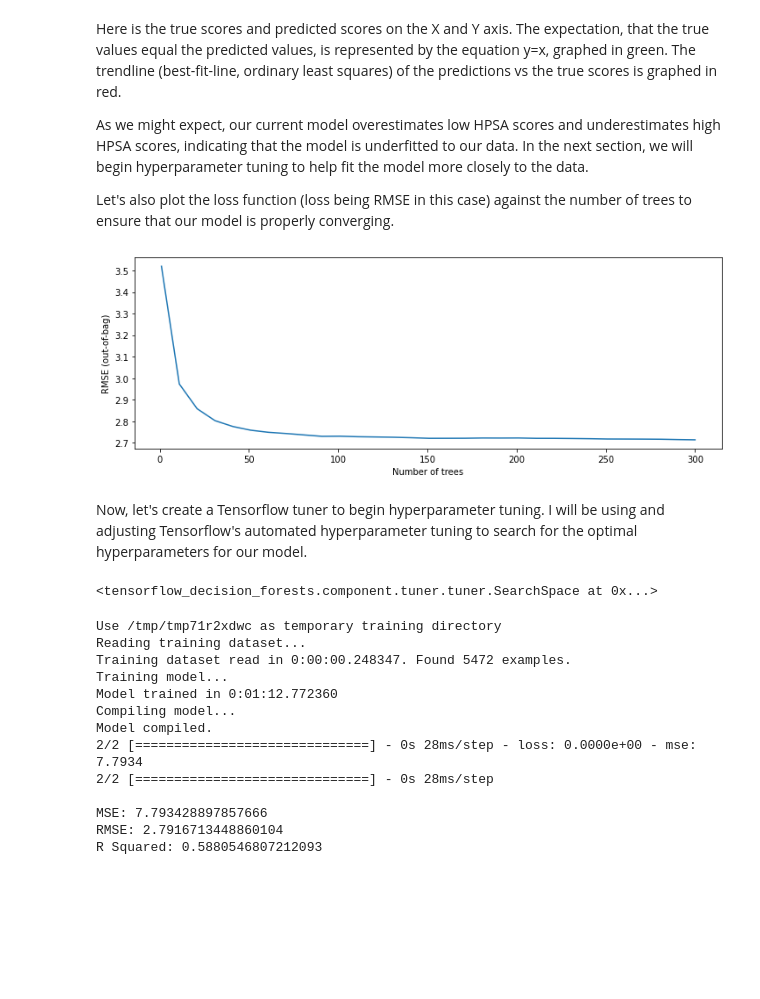
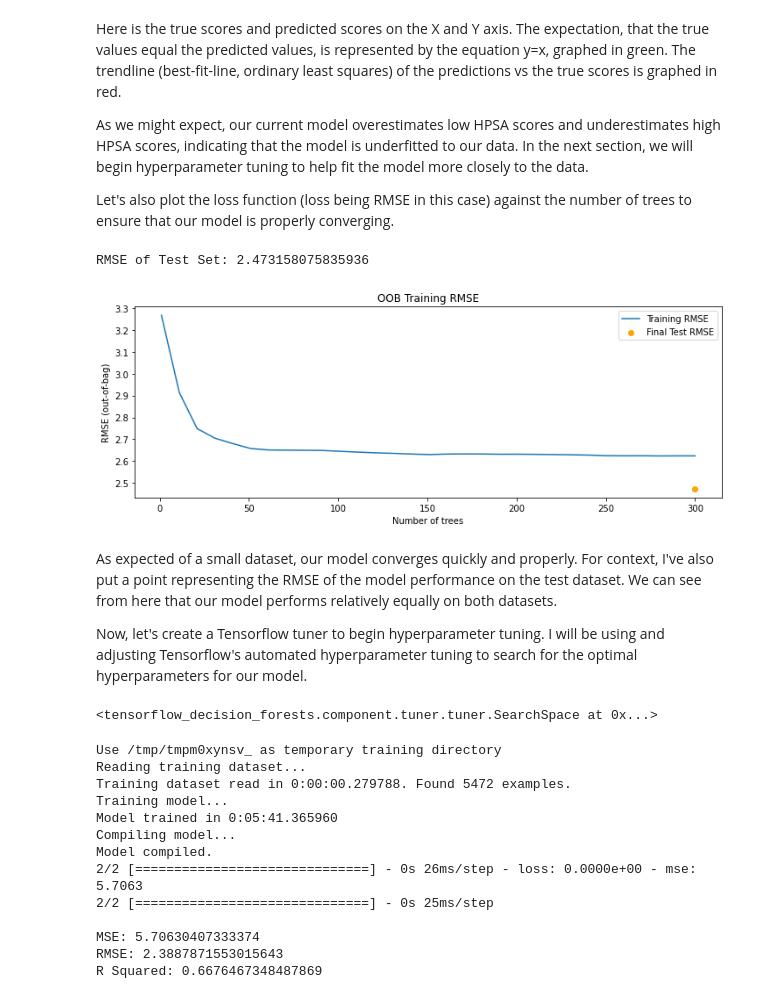
Before and after one commit to RandomMan0880/HPSA-Data, a Jupyter notebook: HPSA_Predictor.ipynb, the cells around one changed output. Drawn from its saved outputs; the diff is of its cells as text; code cells hidden in the pictures; blank space fills up the shorter version.

```diff
--- a/HPSA_Predictor.ipynb
+++ b/HPSA_Predictor.ipynb
@@ -721,17 +736,29 @@ Now that our numerical columns are all normalized, we are ready to train a RF mo
 import tensorflow_decision_forests as tfdf
 import tensorflow as tf
 from sklearn.metrics import r2_score
+from sklearn.impute import KNNImputer
+import math
 
-import math
-# Convert the dataset into a TensorFlow dataset.
+numerical_columns=['labor_force_pct','unemployment_rate','medianincome','population','bd_ratio',
+              'chd_pct','obesity_pct','diabetes_pct','aianpop','pov_pct','avg_aide','avg_lpn','avg_rn','avg_pt',
+               'avg_pt','prison_pop','farmwrkrs','p2pratio','hpop']
 
+#Splits the panda dataframe in two
 
-
-#Splits a panda dataframe in two
 test_indices = np.random.rand(len(data)) < 0.2
 data_train, data_test=data[~test_indices], data[test_indices]
 
-tf.compat.v1.logging.set_verbosity(tf.compat.v1.logging.ERROR) #error suppresssion
+#error suppresssion
+tf.compat.v1.logging.set_verbosity(tf.compat.v1.logging.ERROR)
+pd.options.mode.chained_assignment = None
+
+#imput missing values
+imputer = KNNImputer()
+imputer.fit(data_train.loc[:,(numerical_columns)])
+data_train.loc[:,numerical_columns]=imputer.transform(data_train.loc[:,numerical_columns])
+data_test.loc[:,numerical_columns]=imputer.transform(data_test.loc[:,numerical_columns])
+
+
 
 #Convert pd to tensorflow dataframes
 train_ds = tfdf.keras.pd_dataframe_to_tf_dataset(data_train, label="hpsa_score",task=tfdf.keras.Task.REGRESSION)
@@ -740,15 +767,14 @@ test_ds = tfdf.keras.pd_dataframe_to_tf_dataset(data_test, label="hpsa_score",ta
 Now, let's train our model on the default hyperparameters. I will use the metrics MSE, RMSE, and R2 to evaluate each model.
 # %%
 # Train a Random Forest model.
-basemodel = tfdf.keras.RandomForestModel(task=tfdf.keras.Task.REGRESSION)
+basemodel = tfdf.keras.RandomForestModel(task=tfdf.keras.Task.REGRESSION,
+                                         missing_value_policy='LOCAL_IMPUTATION', categorical_algorithm='CART')
 
 basemodel.fit(train_ds)
 basemodel.compile(metrics=["mse"])
 evaluation = basemodel.evaluate(test_ds, return_dict=True)
-
 y_pred=basemodel.predict(test_ds)
 y_true=np.array(data_test.loc[:,'hpsa_score'].astype('float32'))
-
 
 print()
 print(f"MSE: {evaluation['mse']}")
@@ -815,19 +841,24 @@ Let's also plot the loss function (loss being RMSE in this case) against the num
 # %%
 import matplotlib.pyplot as plt
 
 logs = basemodel.make_inspector().training_logs()
 
 plt.figure(figsize=(12, 4))
 
 
-plt.plot([log.num_trees for log in logs], [log.evaluation.rmse for log in logs])
+plt.plot([log.num_trees for log in logs], [log.evaluation.rmse for log in logs], label='Training RMSE')
 plt.xlabel("Number of trees")
 plt.ylabel("RMSE (out-of-bag)")
-
-plt.show()
+plt.title("OOB Training RMSE")
+plt.scatter(300,math.sqrt(evaluation['mse']),color='orange', label="Final Test RMSE")
+plt.legend()
+print(f"RMSE of Test Set: {math.sqrt(evaluation['mse'])}")
 # %% [output]
+RMSE of Test Set: 2.473158075835936
-[figure, old version]
+[figure, new version]
 # %% [markdown]
+As expected of a small dataset, our model converges quickly and properly. For context, I've also put a point representing the RMSE of the model performance on the test dataset. We can see from here that our model performs relatively equally on both datasets.
+
 Now, let's create a Tensorflow tuner to begin hyperparameter tuning. I will be using and adjusting Tensorflow's automated hyperparameter tuning to search for the optimal hyperparameters for our model.
 # %%
 # Create a Random Search tuner with 50 trials.
@@ -853,7 +884,8 @@ tuner.choice("num_candidate_attributes_ratio", [0.4, 0.5, 0.6 , 0.9, 1.0])
 # %% [output]
 <tensorflow_decision_forests.component.tuner.tuner.SearchSpace at 0x...>
 # %%
-tunedmodel=tfdf.keras.RandomForestModel(task=tfdf.keras.Task.REGRESSION, tuner=tuner)
+tunedmodel=tfdf.keras.RandomForestModel(task=tfdf.keras.Task.REGRESSION, winner_take_all = "false",
+                                        tuner=tuner)
 
 tunedmodel.fit(train_ds)
 tunedmodel.compile(metrics=["mse"])
@@ -869,19 +901,19 @@ print(f"MSE: {evaluation['mse']}")
 print(f"RMSE: {math.sqrt(evaluation['mse'])}")
 print(f"R Squared: {r2_score(y_true,y_pred)}")
 # %% [output]
-Use /tmp/tmp71r2xdwc as temporary training directory
+Use /tmp/tmpm0xynsv_ as temporary training directory
 Reading training dataset...
-Training dataset read in 0:00:00.248347. Found 5472 examples.
+Training dataset read in 0:00:00.279788. Found 5472 examples.
 Training model...
-Model trained in 0:01:12.772360
+Model trained in 0:05:41.365960
 Compiling model...
 Model compiled.
-2/2 [==============================] - 0s 28ms/step - loss: 0.0000e+00 - mse: 7.7934
-2/2 [==============================] - 0s 28ms/step
+2/2 [==============================] - 0s 26ms/step - loss: 0.0000e+00 - mse: 5.7063
+2/2 [==============================] - 0s 25ms/step
 
-MSE: 7.793428897857666
-RMSE: 2.7916713448860104
-R Squared: 0.5880546807212093
+MSE: 5.70630407333374
+RMSE: 2.3887871553015643
+R Squared: 0.6676467348487869
 # %%
 tuning_logs = tunedmodel.make_inspector().tuning_logs()
 tuning_logs[tuning_logs.best]
```
Also changed, not shown: parts of 18 cells of this notebook, 1 other file.
